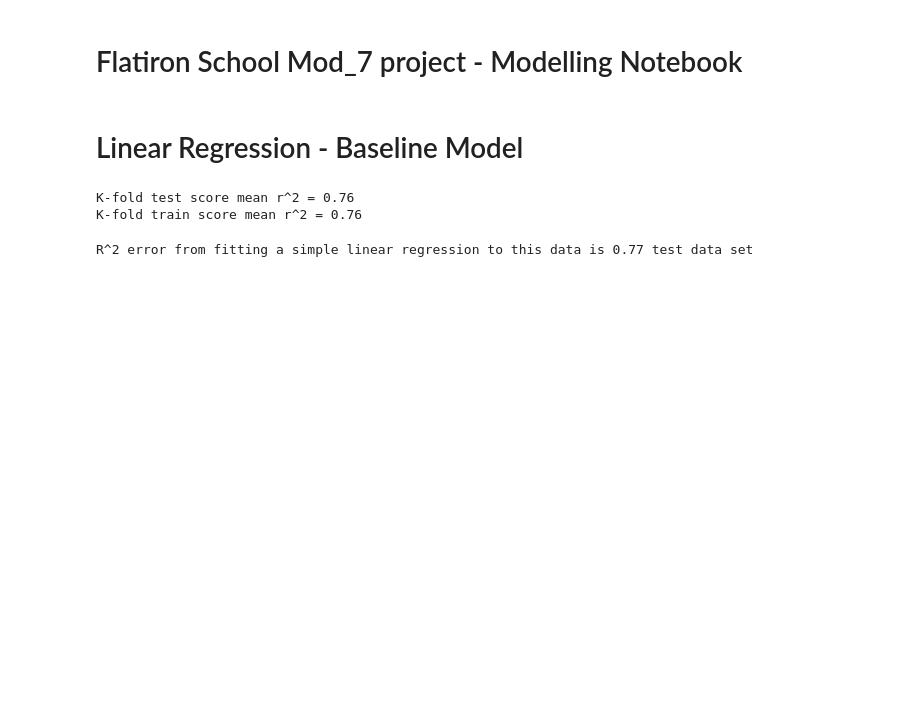
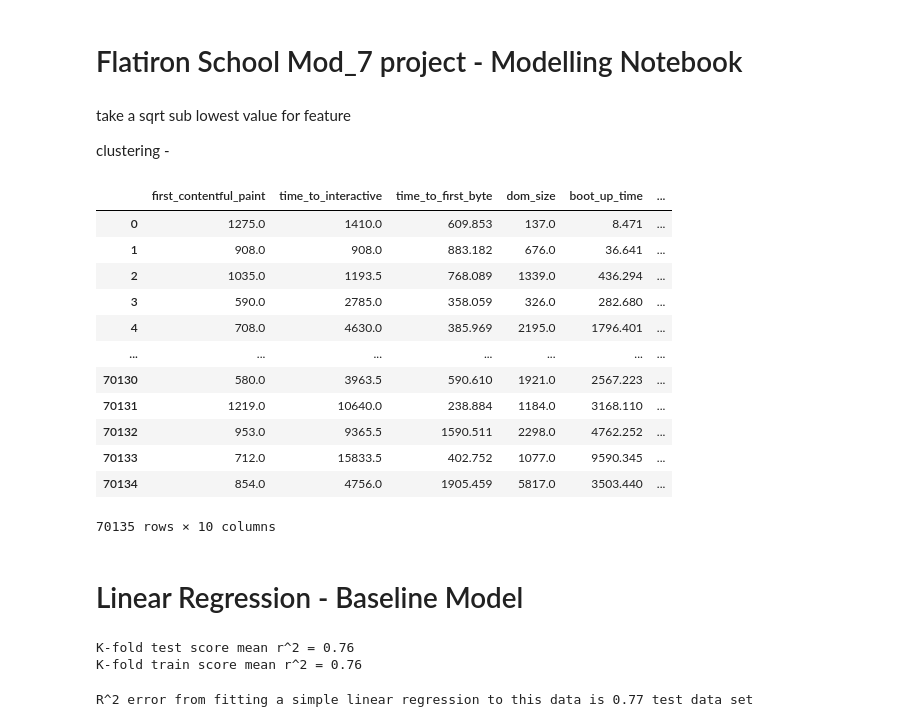
Before and after one commit to sandy-lee/Reverse-Engineering-Google-Pagespeed, a Jupyter notebook: flatiron_school_mod_7_projecy_modelling_notebook.ipynb, the cells around one changed output. Drawn from its saved outputs; the diff is of its cells as text; code cells hidden in the pictures; blank space fills up the shorter version.

```diff
--- a/flatiron_school_mod_7_projecy_modelling_notebook.ipynb
+++ b/flatiron_school_mod_7_projecy_modelling_notebook.ipynb
@@ -44,8 +46,30 @@ pagespeed_df.drop_duplicates(subset = 'address',keep='first', inplace = True)
 pagespeed_df.dropna(inplace = True)
 for index in range(1,10):
     pagespeed_df.iloc[:,index] = pagespeed_df.iloc[:,index].astype(np.float64)
-pagespeed_df.drop(labels = "address", axis = 1, inplace = True)
+pagespeed_df.drop(labels = ['address'], axis = 1, inplace = True)
 pagespeed_df.reset_index(inplace=True)
+pagespeed_df.drop(labels = ['index'], axis = 1, inplace = True)
+# %% [markdown]
+take a sqrt
+sub lowest value for feature
+
+clustering -
+# %%
+pagespeed_df
+# %% [output]
+|  | first_contentful_paint | time_to_interactive | time_to_first_byte | dom_size | boot_up_time | ... |
+| 0 | 1275.0 | 1410.0 | 609.853 | 137.0 | 8.471 | ... |
+| 1 | 908.0 | 908.0 | 883.182 | 676.0 | 36.641 | ... |
+| 2 | 1035.0 | 1193.5 | 768.089 | 1339.0 | 436.294 | ... |
+| 3 | 590.0 | 2785.0 | 358.059 | 326.0 | 282.680 | ... |
+| 4 | 708.0 | 4630.0 | 385.969 | 2195.0 | 1796.401 | ... |
+| ... | ... | ... | ... | ... | ... | ... |
+| 70130 | 580.0 | 3963.5 | 590.610 | 1921.0 | 2567.223 | ... |
+| 70131 | 1219.0 | 10640.0 | 238.884 | 1184.0 | 3168.110 | ... |
+| 70132 | 953.0 | 9365.5 | 1590.511 | 2298.0 | 4762.252 | ... |
+| 70133 | 712.0 | 15833.5 | 402.752 | 1077.0 | 9590.345 | ... |
+| 70134 | 854.0 | 4756.0 | 1905.459 | 5817.0 | 3503.440 | ... |
+70135 rows × 10 columns
 # %%
 #create a pure dataset to test the model at the end of training
 
```
Also changed, not shown: parts of 19 cells of this notebook.
